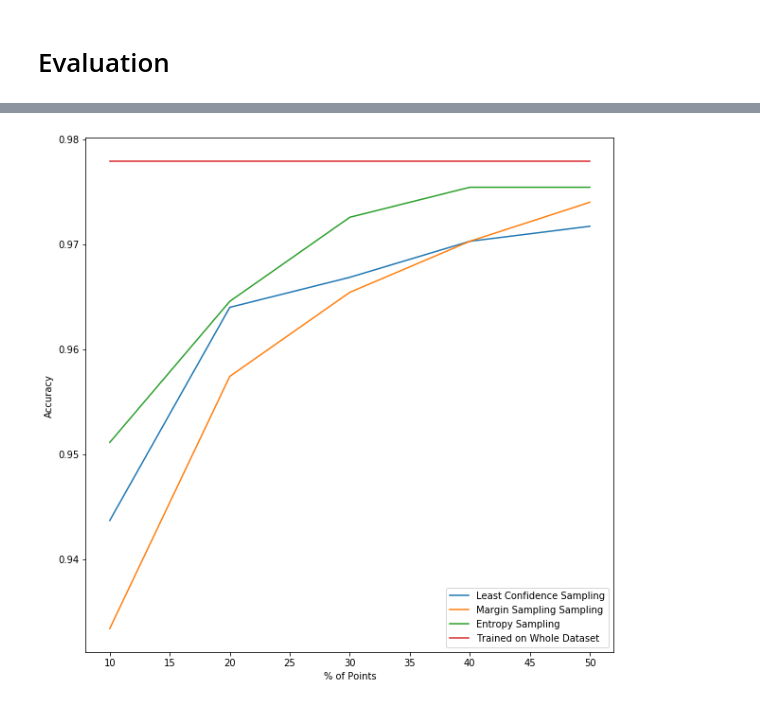
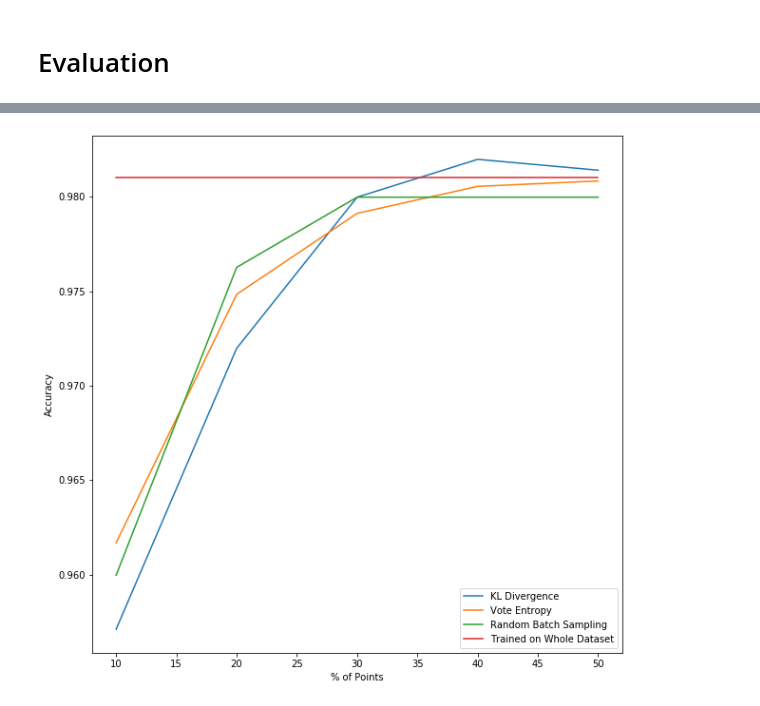
Before and after one commit to rish-av/Machine-Learning-Assignments, a Jupyter notebook: Assignment2/ML_pool_based.ipynb, the cells around one changed output, grey strips where cells are left out. Drawn from its saved outputs; the diff is of its cells as text; code cells hidden in the pictures.

```diff
--- a/Assignment2/ML_pool_based.ipynb
+++ b/Assignment2/ML_pool_based.ipynb
@@ -117,20 +162,22 @@ print(out.score(x_tes,y_tes))
 # %%
-#uncertainity evaluation, n_queries is 4 as with every query the number of points increase by 10%
-least_confident_track = active_learning_single(x,y,4,int(x.shape[0]*0.1),uncertainty_sampling)
-margin_sampling_track = active_learning_single(x,y,4,int(x.shape[0]*0.1),margin_sampling)
-entropy_track = active_learning_single(x,y,4,int(x.shape[0]*0.1),entropy_sampling)
+#QBC evaluation, n_queries is 4 as with every query the number of points increase by 10%
+kl_batch_sampling = partial(max_disagreement_sampling,n_instances=int(x.shape[0]*0.1))
+vote_entropy_batch_sampling = partial(vote_entropy_sampling,n_instances=int(x.shape[0]*0.1))
+
+
+kl_track = active_learning_committee(x,y,4,5,int(x.shape[0]*0.1),kl_batch_sampling)
+vote_track = active_learning_committee(x,y,4,5,int(x.shape[0]*0.1),vote_entropy_batch_sampling)
+random_committee_track = active_learning_committee(x,y,4,5,int(x.shape[0]*0.1),'random')
 # %%
-#plot for uncetainity sampling
-import matplotlib.pyplot as plt
 plt.figure(figsize=(10,10))
 x_axis = np.linspace(10.0,50.0,5)
-plt.plot(x_axis,least_confident_track,label='Least Confidence Sampling')
-plt.plot(x_axis,margin_sampling_track,label='Margin Sampling Sampling')
-plt.plot(x_axis,entropy_track,label='Entropy Sampling')
-plt.plot(x_axis,[0.9779 for i in range(5)],label ='Trained on Whole Dataset')
+plt.plot(x_axis,kl_track,label='KL Divergence')
+plt.plot(x_axis,vote_track,label='Vote Entropy')
+plt.plot(x_axis,random_committee_track,label='Random Batch Sampling')
+plt.plot(x_axis,[0.981 for i in range(5)],label ='Trained on Whole Dataset')
 plt.xlabel('% of Points')
 plt.ylabel('Accuracy')
 plt.legend(loc='best')
 plt.show()
 # %% [output]
-[figure, old version]
+[figure, new version]
```
Also changed, not shown: parts of 10 cells of this notebook, 14 other files.
